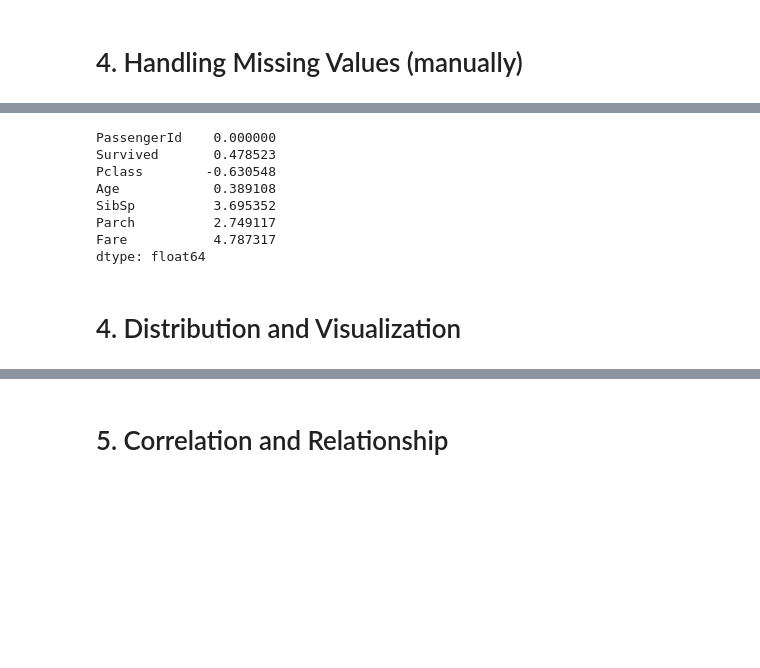
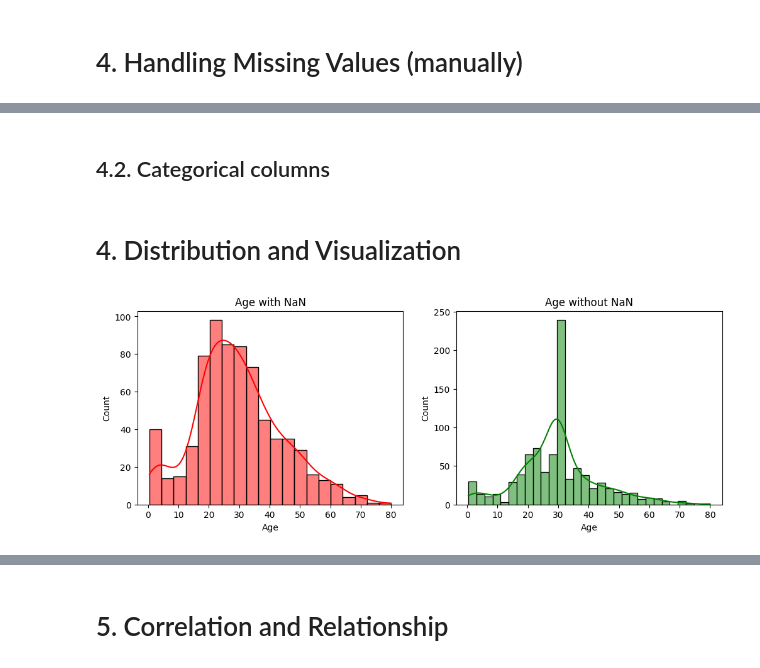
Before and after one commit to catalinm955/Titanic-ML, a Jupyter notebook: notebooks/01_EDA.ipynb, the cells around one changed output, grey strips where cells are left out. Drawn from its saved outputs; the diff is of its cells as text; code cells hidden in the pictures; blank space fills up the shorter version.

Commit message:
updated 01 EDA with Filling Missing Value and Correlation and Relationship section

```diff
--- a/notebooks/01_EDA.ipynb
+++ b/notebooks/01_EDA.ipynb
@@ -107,13 +116,14 @@ train_dataset.describe()
 | 75% | 668.500000 | 1.000000 | 3.000000 | 38.000000 | 1.000000 | 0.000000 | 31.000000 |
 | max | 891.000000 | 1.000000 | 3.000000 | 80.000000 | 8.000000 | 6.000000 | 512.329200 |
 # %%
-# Extract categorical columns
-train_cat_cols = train_dataset.select_dtypes(include = 'object').columns
+# Function to extract numerical columns and calculate the skew
+def col_skew(df):
+    df_numeric_cols = df.select_dtypes(include = ['int64', 'float64']).columns
+    df_numeric_cols_skew = df[df_numeric_cols].skew()
+    return df_numeric_cols_skew
 
-# Extract numerical columns and calculate the skew
-train_numeric_cols = train_dataset.select_dtypes(include = ['int64', 'float64']).columns
-train_numeric_cols_skew = train_dataset[train_numeric_cols].skew()
-train_numeric_cols_skew
+# Extract numerical columns and calculate the skew for the unprocessed train dataset
+col_skew(train_dataset)
 # %% [output]
 PassengerId    0.000000
 Survived       0.478523
@@ -128,12 +143,61 @@ dtype: float64
 # %%
+train_dataset_processed = train_dataset.copy()
+
+# Extract numerical columns and calculate the skew
+col_skew(train_dataset_processed)
+
+# Function to replace missing values for numerical columns
+def num_fill_nan(df):
+    # Extract the columns that contain missing values
+    df_numeric = df.select_dtypes(include = ['int64', 'float64'])
+    df_nan_col = df_numeric.columns[df_numeric.isnull().any()].tolist()
+    # Iterate through all the columns with missing values and fill them with mean if skew value <= 0.5 and with the median if skew value > 0.5
+    for col in df_nan_col:
+        skew_val = col_skew(df)[col]
+        if skew_val <= 0.5:
+            df[col] = df[col].fillna(df[col].mean())
+        else:
+            df[col] = df[col].fillna(df[col].median())
+    return df
+train_dataset_processed = num_fill_nan(train_dataset_processed)
+
+# Create the "Age_was_nan" boolean column to identify what were the nan values which was filled in using the num_fill_nan function
+train_dataset_processed["Age_was_nan"] = train_dataset["Age"].isnull().astype(int)
-# %% [output]
-PassengerId    0.000000
-Survived       0.478523
-Pclass        -0.630548
-Age            0.389108
-SibSp          3.695352
-Parch          2.749117
-Fare           4.787317
-dtype: float64
+# %% [markdown]
+## 4.2. Categorical columns
+# %%
+# # Function to replace missing values for categorical columns with "Missing"
+def cat_fill_nan(df):
+    df_categorical = df.select_dtypes(include = ['object'])
+    df_nan_col = df_categorical.columns[df_categorical.isnull().any()].tolist()
+    for col in df_nan_col:
+        df[col] = df[col].fillna("Missing")
+    return df
+
+cat_fill_nan(train_dataset_processed)
+
+# Create "Cabin_Letter" column to extract the first letter of the Cabin
+train_dataset_processed['Cabin'] = train_dataset_processed['Cabin'].str[0]
 # %% [markdown]
 # 4. Distribution and Visualization
+# %%
+# Function to create a histogram before/after for numerical columns
+import matplotlib.pyplot as plt
+import seaborn as sns
+def num_col_hist(col_before, col_after):
+    plt.figure(figsize = (12, 4))
+
+    # Distribution before
+    plt.subplot(1, 2, 1)
+    sns.histplot(col_before, kde = 'True', color = 'red')
+    plt.title(f'{col_before.name} with NaN')
+
+    # Distribution after
+    plt.subplot(1, 2, 2)
+    sns.histplot(col_after, kde = 'True', color = 'green')
+    plt.title(f'{col_after.name} without NaN')
+# %%
+# Plot the "Age" column before and after filling the missing values
+num_col_hist(train_dataset['Age'], train_dataset_processed['Age'])
+# %% [output]
+[figure, added]
```
Also changed, not shown: parts of 11 cells of this notebook.
